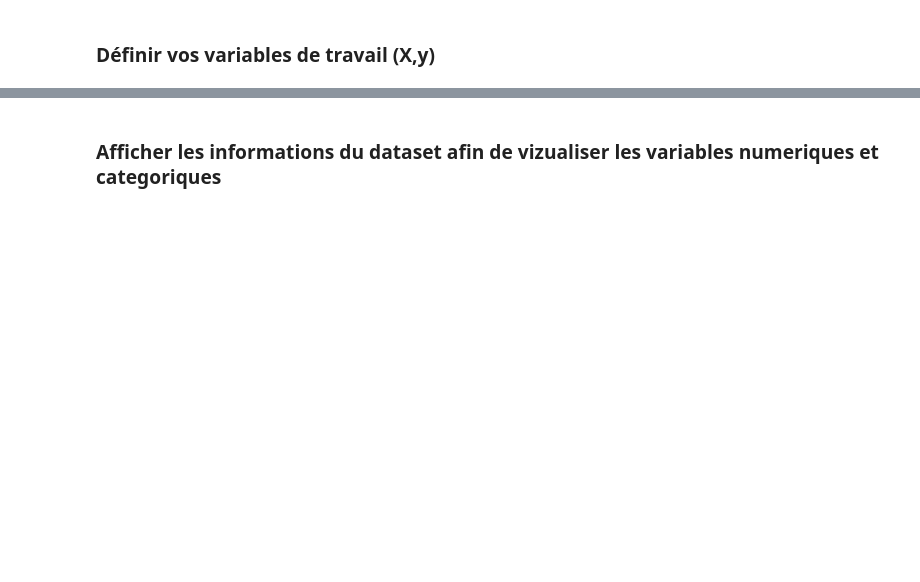
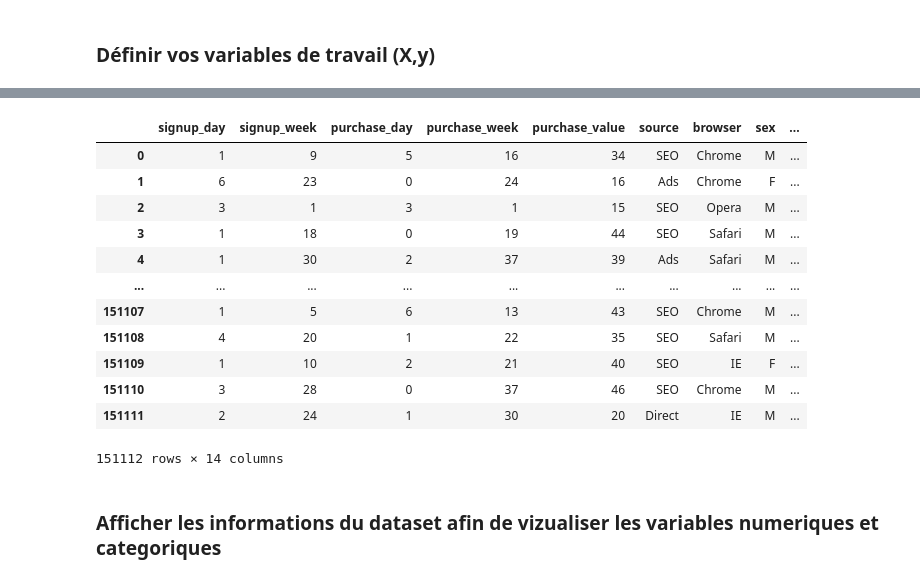
Before and after one commit to RobertoJustino/TP2-Machine-Learning, a Jupyter notebook: projet_fraud.ipynb, the cells around one changed output, grey strips where cells are left out. Saved outputs shown, nothing was run; the diff lists cells and outputs as text; code cells hidden in the pictures; blank space fills up the shorter version.

```diff
--- a/projet_fraud.ipynb
+++ b/projet_fraud.ipynb
@@ -129,2 +136,19 @@ dataFraud
+# %%
+df = dataFraud[['signup_day','signup_week','purchase_day','purchase_week','purchase_value','source','browser','sex','age','country','time_diff','device_num','ip_num','class']]
+df
+# %% [output]
+|  | signup_day | signup_week | purchase_day | purchase_week | purchase_value | source | browser | sex | ... |
+| 0 | 1 | 9 | 5 | 16 | 34 | SEO | Chrome | M | ... |
+| 1 | 6 | 23 | 0 | 24 | 16 | Ads | Chrome | F | ... |
+| 2 | 3 | 1 | 3 | 1 | 15 | SEO | Opera | M | ... |
+| 3 | 1 | 18 | 0 | 19 | 44 | SEO | Safari | M | ... |
+| 4 | 1 | 30 | 2 | 37 | 39 | Ads | Safari | M | ... |
+| ... | ... | ... | ... | ... | ... | ... | ... | ... | ... |
+| 151107 | 1 | 5 | 6 | 13 | 43 | SEO | Chrome | M | ... |
+| 151108 | 4 | 20 | 1 | 22 | 35 | SEO | Safari | M | ... |
+| 151109 | 1 | 10 | 2 | 21 | 40 | SEO | IE | F | ... |
+| 151110 | 3 | 28 | 0 | 37 | 46 | SEO | Chrome | M | ... |
+| 151111 | 2 | 24 | 1 | 30 | 20 | Direct | IE | M | ... |
+151112 rows × 14 columns
 # %% [markdown]
 ### Afficher les informations du dataset afin de vizualiser les variables numeriques et categoriques
```
Also changed, not shown: parts of 19 cells of this notebook.
